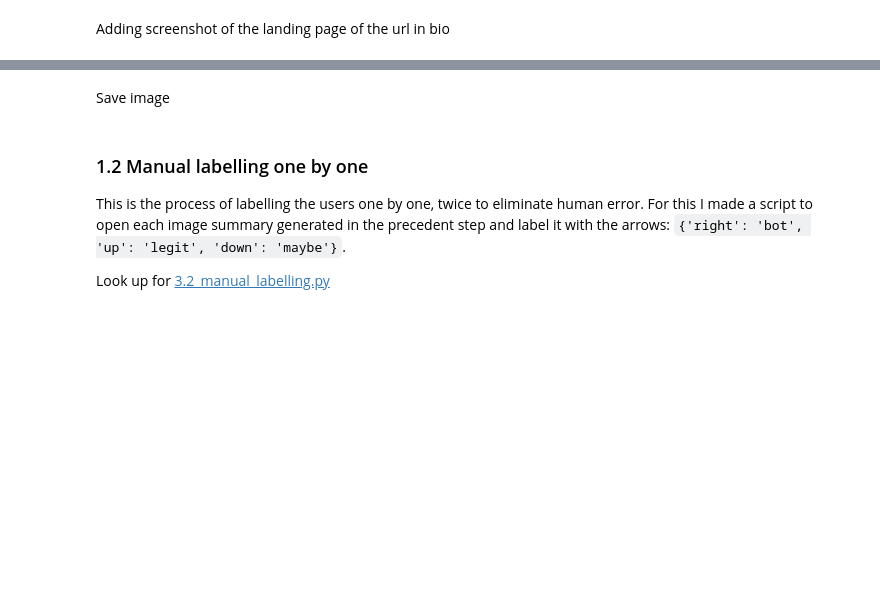
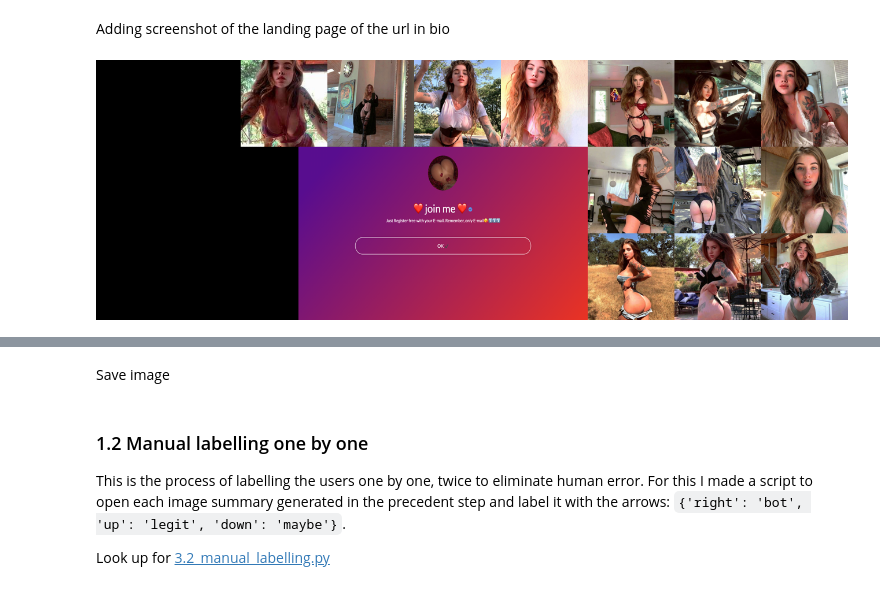
Before and after one commit to marclelamy/instagram_bot_classification, a Jupyter notebook: 3_data_labelling.ipynb, the cells around one changed output, grey strips where cells are left out. Drawn from its saved outputs; the diff is of its cells as text; code cells hidden in the pictures; blank space fills up the shorter version.

```diff
--- a/3_data_labelling.ipynb
+++ b/3_data_labelling.ipynb
@@ -131,13 +148,15 @@ global_image
 Adding screenshot of the landing page of the url in bio
 # %%
 # Open screenshot, resize it, add it to global_image
-path = f"data/photos/bio_url_screenshot/{username}_website_photo.png"
+path = f"data/photos/bio_url_screenshot/{username_template}_website_photo.png"
 try:
     screenshot = Image.open(path)
     global_image.paste(screenshot.resize((500, 300)), (350, 150))
 except (UnidentifiedImageError, FileNotFoundError):
     pass
 
 global_image
+# %% [output]
+[figure, added]
 # %%
 df_user
```
Also changed, not shown: parts of 174 cells of this notebook, 1 other file.
